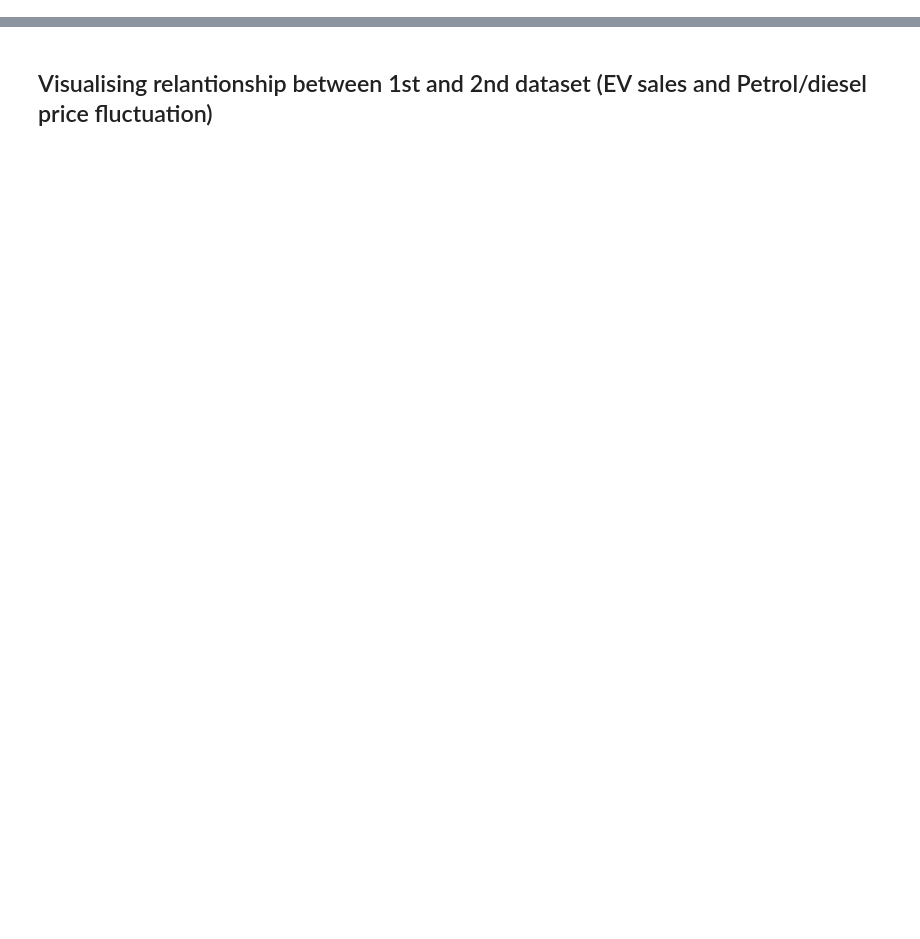
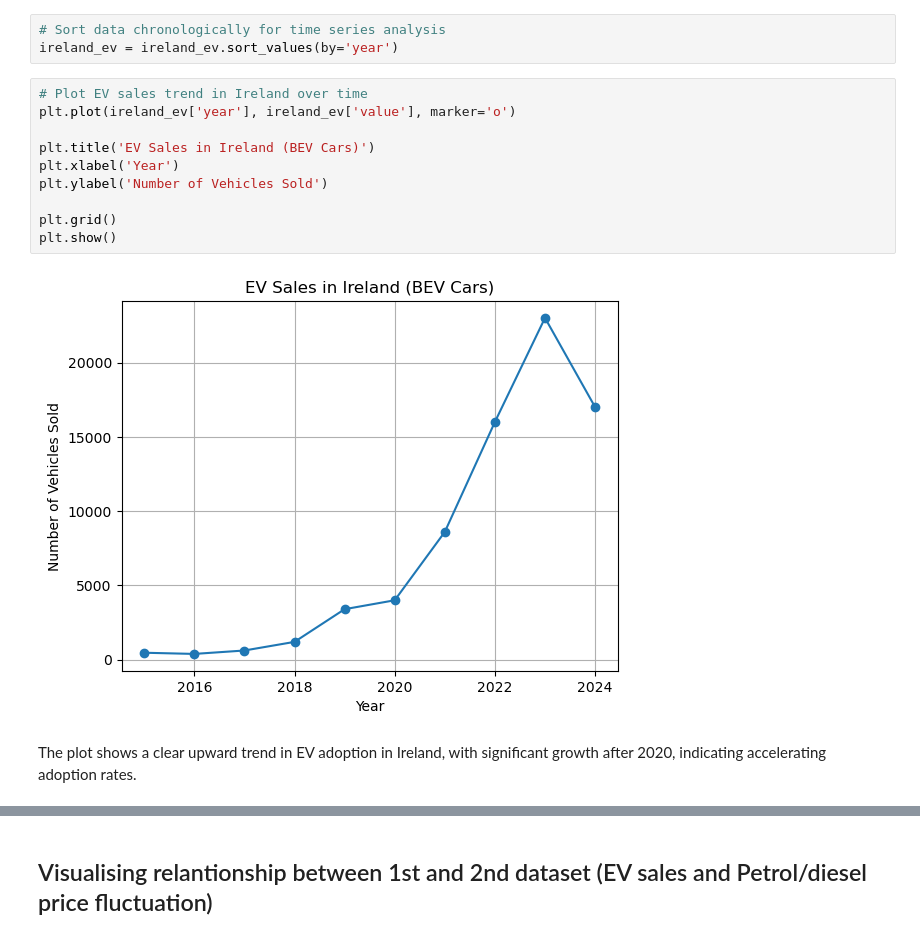
Before and after one commit to Guilherme2022448/Final-Project, a Jupyter notebook: ev_adoption_analysis.ipynb, the cells around one changed output, grey strips where cells are left out. Drawn from its saved outputs; the diff is of its cells as text; blank space fills up the shorter version.

```diff
--- a/ev_adoption_analysis.ipynb
+++ b/ev_adoption_analysis.ipynb
@@ -422,0 +154,18 @@ ireland_ev.head()
+# %%
+# Sort data chronologically for time series analysis
+ireland_ev = ireland_ev.sort_values(by='year')
+# %%
+# Plot EV sales trend in Ireland over time
+plt.plot(ireland_ev['year'], ireland_ev['value'], marker='o')
+
+plt.title('EV Sales in Ireland (BEV Cars)')
+plt.xlabel('Year')
+plt.ylabel('Number of Vehicles Sold')
+
+plt.grid()
+plt.show()
+# %% [output]
+[figure, added]
+# %% [markdown]
+The plot shows a clear upward trend in EV adoption in Ireland,
+with significant growth after 2020, indicating accelerating adoption rates.
```
Also changed, not shown: parts of 114 cells of this notebook.
